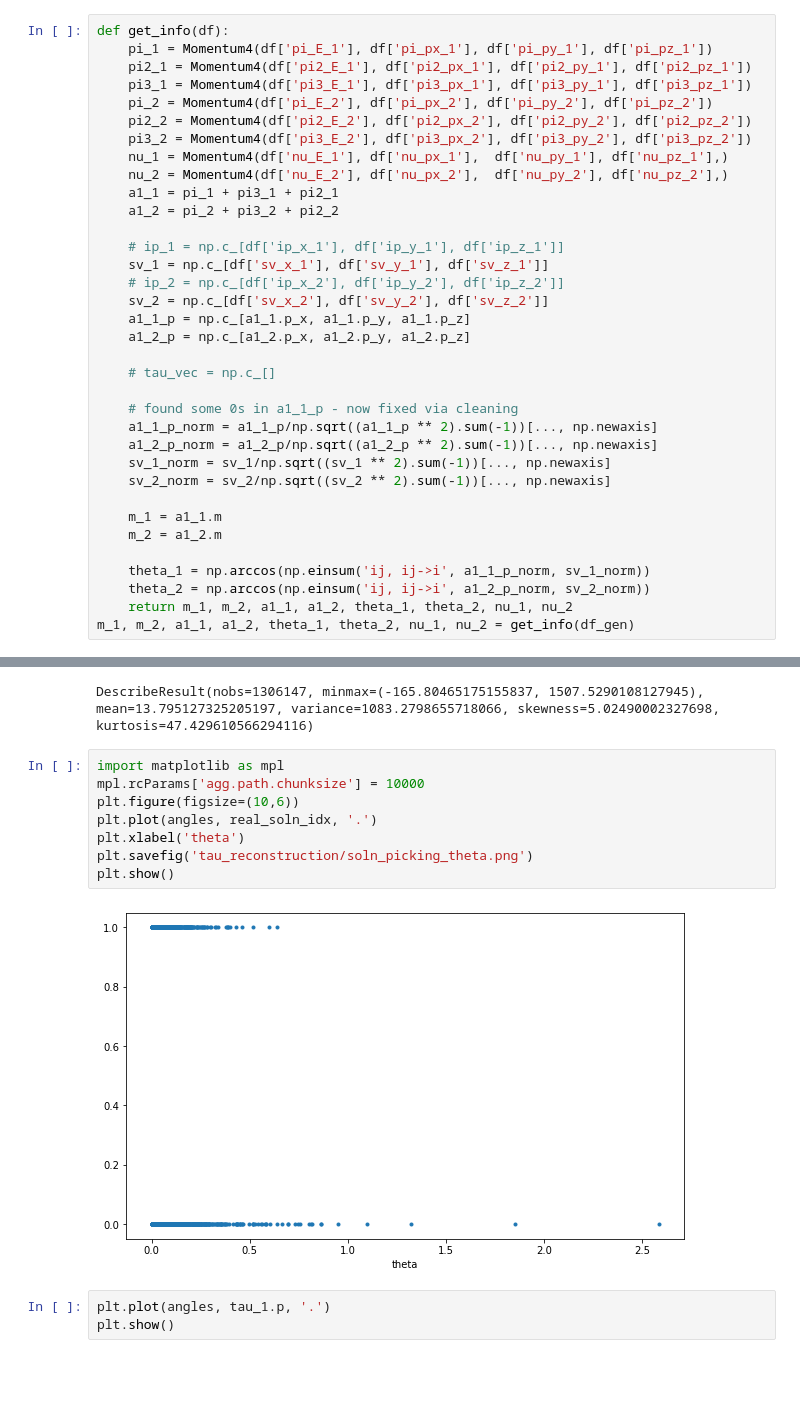
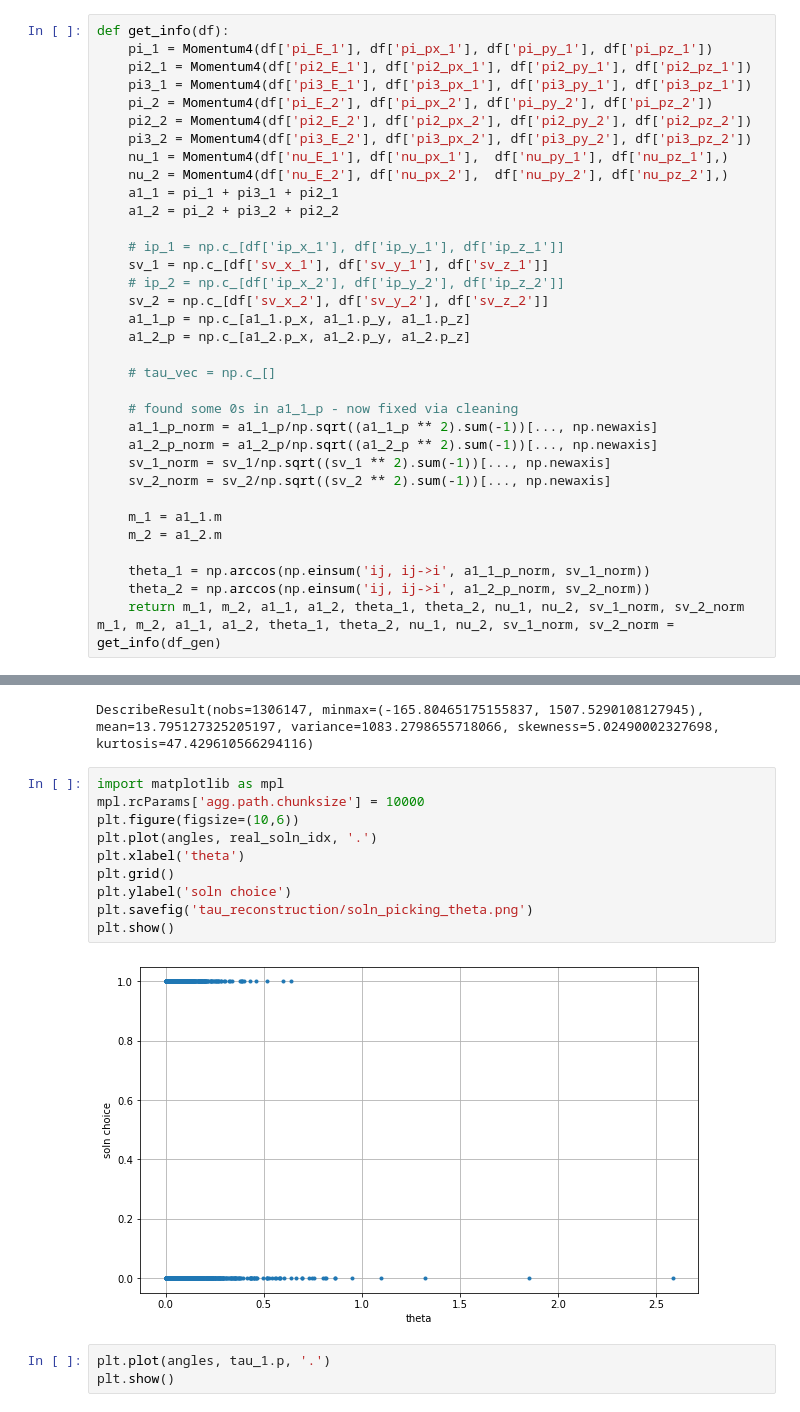
Before and after one commit to stanleyycheung/MSci-Project-HiggsTauTau, a Jupyter notebook: stanley/tau_reconstruction.ipynb, the cells around one changed output, grey strips where cells are left out. Saved outputs shown, nothing was run; the diff lists cells and outputs as text; blank space fills up the shorter version.

```diff
--- a/stanley/tau_reconstruction.ipynb
+++ b/stanley/tau_reconstruction.ipynb
@@ -83,8 +83,8 @@ def get_info(df):
 
     theta_1 = np.arccos(np.einsum('ij, ij->i', a1_1_p_norm, sv_1_norm))
     theta_2 = np.arccos(np.einsum('ij, ij->i', a1_2_p_norm, sv_2_norm))
-    return m_1, m_2, a1_1, a1_2, theta_1, theta_2, nu_1, nu_2
-m_1, m_2, a1_1, a1_2, theta_1, theta_2, nu_1, nu_2 = get_info(df_gen)
+    return m_1, m_2, a1_1, a1_2, theta_1, theta_2, nu_1, nu_2, sv_1_norm, sv_2_norm
+m_1, m_2, a1_1, a1_2, theta_1, theta_2, nu_1, nu_2, sv_1_norm, sv_2_norm = get_info(df_gen)
 # %%
 # theta filtering
 max_theta_1 = np.arcsin((m_tau**2-m_1**2)/(2*m_tau*a1_1.p))
@@ -349,13 +356,15 @@ DescribeResult(nobs=1306147, minmax=(-165.80465175155837, 1507.5290108127945), m
 # %%
 import matplotlib as mpl
 mpl.rcParams['agg.path.chunksize'] = 10000
 plt.figure(figsize=(10,6))
 plt.plot(angles, real_soln_idx, '.')
 plt.xlabel('theta')
+plt.grid()
+plt.ylabel('soln choice')
 plt.savefig('tau_reconstruction/soln_picking_theta.png')
 plt.show()
 # %% [output]
-[figure, old version]
+[figure, new version]
 # %%
 plt.plot(angles, tau_1.p, '.')
 plt.show()
```
Also changed, not shown: parts of 10 cells of this notebook, 2 other files.
